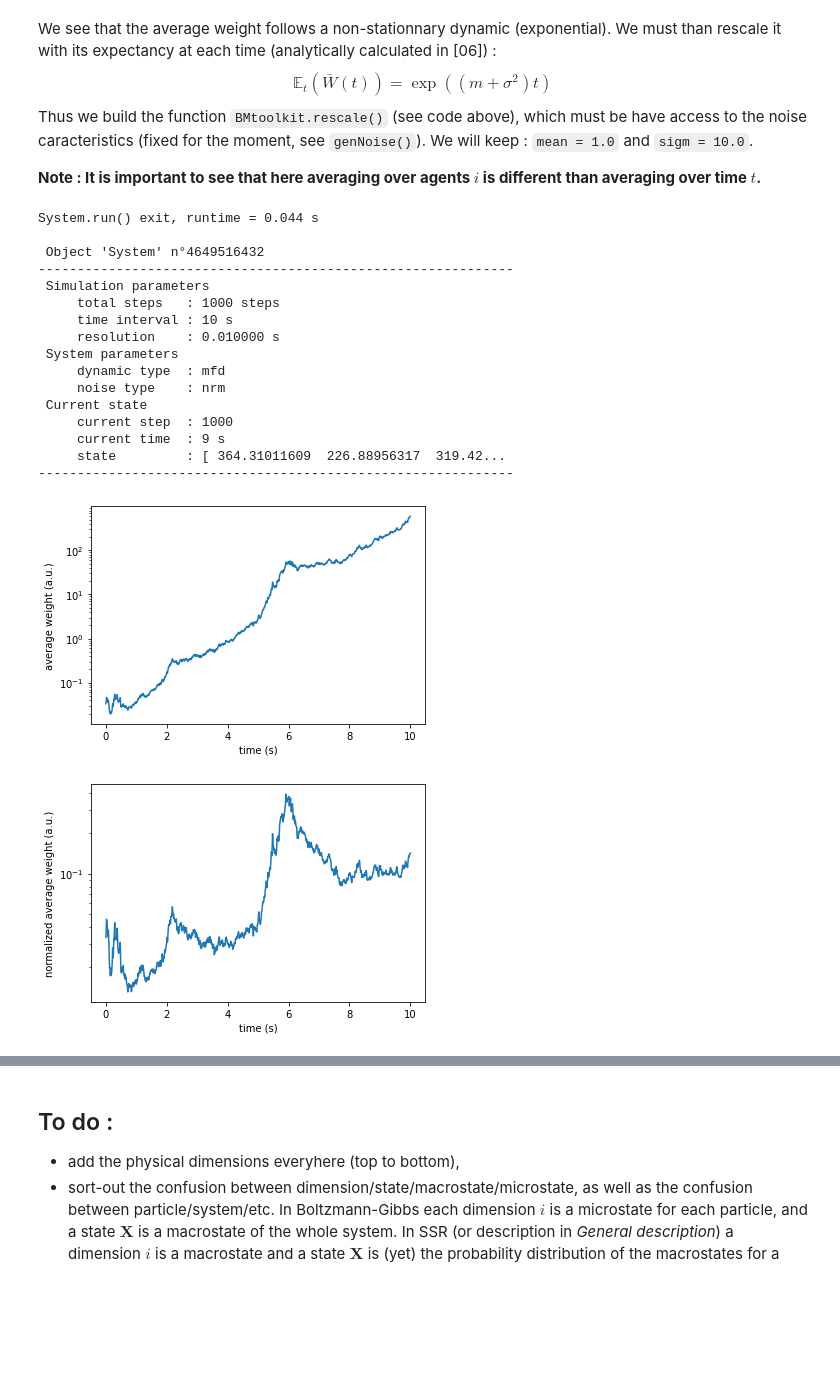
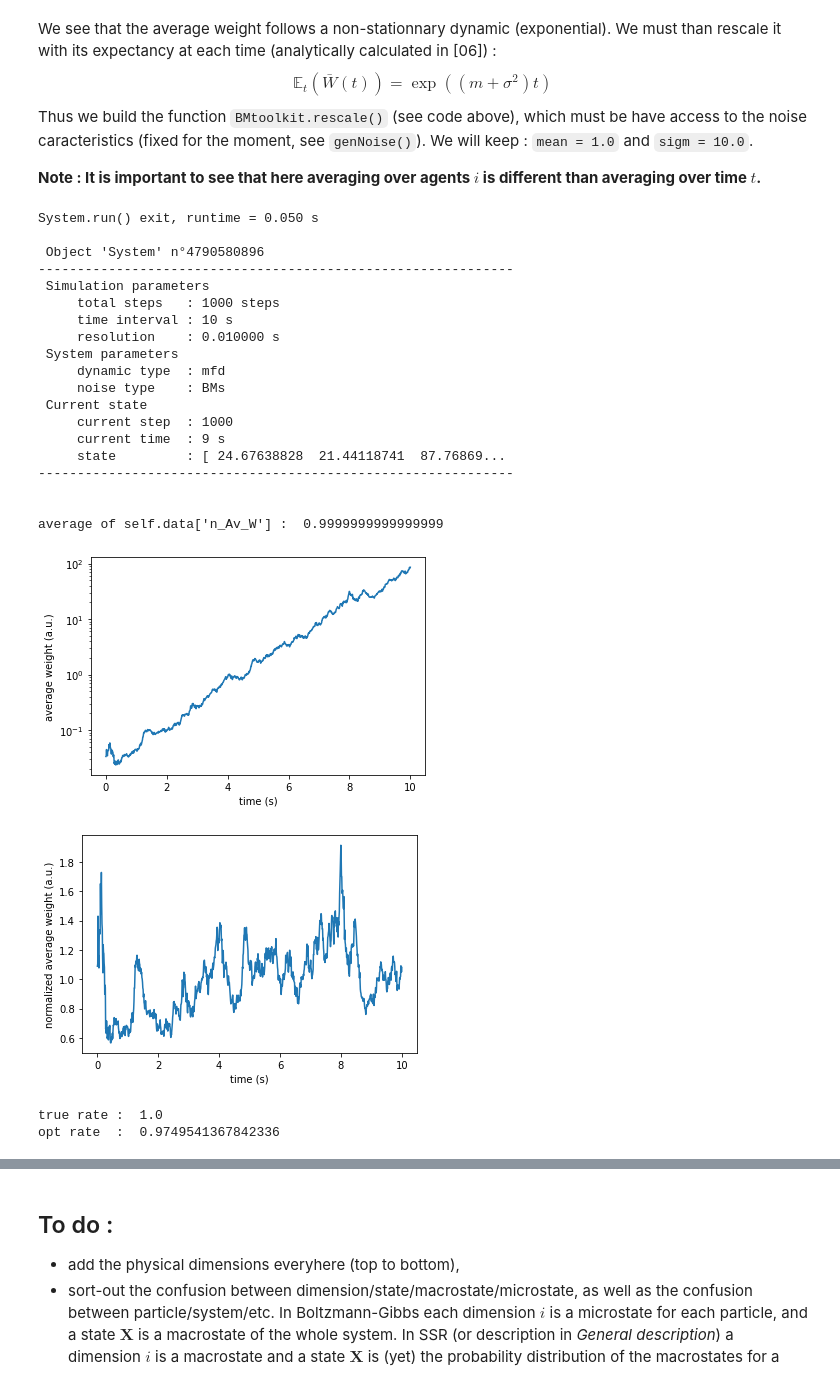
Before and after one commit to acombretrenouard/SSR_and_BM_processes, a Jupyter notebook: probability_dynamic.ipynb, the cells around one changed output, grey strips where cells are left out. Drawn from its saved outputs; the diff is of its cells as text; code cells hidden in the pictures; blank space fills up the shorter version.

Commit message:
normalizing averaged weights OK

```diff
--- a/probability_dynamic.ipynb
+++ b/probability_dynamic.ipynb
@@ -483,7 +530,7 @@ class BMtoolkit:
         fig = plt.figure()
         T = self.syst.T
         end_time = self.syst.end_time
-        Xs = np.linspace(0., end_time, T)
+        Ts = np.linspace(0., end_time, T)
         try:
             Ys = self.data['av_W']
         except:
@@ -492,7 +539,7 @@ class BMtoolkit:
             Ys = self.data['av_W']
         if log :
             plt.yscale('log')
-        plt.plot(Xs, Ys)
+        plt.plot(Ts, Ys,label='original')
         plt.xlabel('time (s)')
         plt.ylabel('average weight (a.u.)')
         return
@@ -500,16 +547,35 @@ class BMtoolkit:
     def normAvW(self) :
         """rescales the average-weight time sequence by deviding by its analytic expectancy exp((m+sim**2)t)
         stores the data in self.data['nAvW']"""
-        mean = 1.
-        sigma = 10.
-        # DOESN'T WORK
+        # \/ DOESN'T WORK \/
         #rate = mean + sigma**2
-        # OVERRIDE
-        rate = 0.8338 # 0.805904782547916 is too low
+        # \/ OVERRIDE \/
+        #rate = 0.8338 # 0.805904782547916 is too low
+        # \/ SECOND TRY \/
+        #print(syst.noise_inpt)
+        #mean, sigm = self.syst.noise_inpt
+        #rate = mean + sigm**2
+        #Ts = np.linspace(0., self.syst.end_time, self.syst.T)
+        #f_rate = fit_rate(time=Ts, vals=self.data['av_W'], dim=self.syst.dim)
+        #A0 = self.data['av_W'][0]
+        #print('syst.noise_inpt : ', syst.noise_inpt)
+        #print('rate            :  ', rate)
+        #print('fitted rate     :  ', f_rate)
+        #self.data['f_rate'] = f_rate
+        #T = self.syst.T
+        #end_time = self.syst.end_time
+        #Ts = np.linspace(0., end_time, T)
+        #Es = A0*np.exp(f_rate*Ts)
+        # \/ THIRD TRY \/
+        deltat = (self.syst.T-1)*self.syst.dt
+        growth = self.data['av_W'][-1]/self.data['av_W'][0]
+        rate = np.log(growth)/deltat
+        A0 = self.data['av_W'][0]
+        end_time = self.syst.end_time
         T = self.syst.T
-        end_time = self.syst.end_time
         Ts = np.linspace(0., end_time, T)
-        Es = np.exp(rate*Ts)
+        Es = A0*np.exp(rate*Ts)
+        ##### END OF TESTS ####
         try:
             Ys = self.data['av_W']
         except:
@@ -517,6 +583,8 @@ class BMtoolkit:
             self.avW()
             Ys = self.data['av_W']
         self.data['n_Av_W'] = Ys/Es
+        self.data['n_Av_W'] = self.data['n_Av_W']/np.average(self.data['n_Av_W'])
+        print("average of self.data['n_Av_W'] : ", np.average(self.data['n_Av_W']))
         return
 
     def plotNAvW(self, log=False) :
@@ -580,32 +648,53 @@ We will keep : `mean = 1.0` and `sigm = 10.0`.
 # %%
 # test 8 : normalized average weight
 
-syst = System(dim=30, dt=0.01, end_time=10, dyn='mfd', noise='nrm')
+syst = System(dim=30, dt=0.01, end_time=10, dyn='mfd', noise='BMs', noise_inpt=(0.3, 0.04))
 syst.run()
 syst.info()
 
 tlk = BMtoolkit()
 tlk.load(syst)
 tlk.avW()
 tlk.plotAvW(log=True)
 tlk.normAvW()
-tlk.plotNAvW(log=True)
+tlk.plotNAvW(log=False)
 # %% [output]
-System.run() exit, runtime = 0.044 s
+System.run() exit, runtime = 0.050 s
 
- Object 'System' n°4649516432
+ Object 'System' n°4790580896
 -------------------------------------------------------------
  Simulation parameters
      total steps   : 1000 steps
      time interval : 10 s
      resolution    : 0.010000 s
  System parameters
      dynamic type  : mfd
-     noise type    : nrm
+     noise type    : BMs
  Current state
      current step  : 1000
      current time  : 9 s
-     state         : [ 364.31011609  226.88956317  319.42...
+     state         : [ 24.67638828  21.44118741  87.76869...
 -------------------------------------------------------------
+
+
+average of self.data['n_Av_W'] :  0.9999999999999999
-[figure, old version]
+[figure, new version]
-[figure, old version]
+[figure, new version]
+# %%
+T=10
+rate = 1.
+
+
+
+Ts = np.linspace(0,T,T)
+rates = np.zeros(T)+np.random.normal(loc=rate, scale=0.1, size=T)
+
+Ys = np.exp(rates*Ts)
+
+fit_rate = fit_rate(Ts, Ys)
+
+print('true rate : ', rate)
+print('opt rate  : ', fit_rate)
+# %% [output]
+true rate :  1.0
+opt rate  :  0.9749541367842336
```
Also changed, not shown: parts of 11 cells of this notebook.
